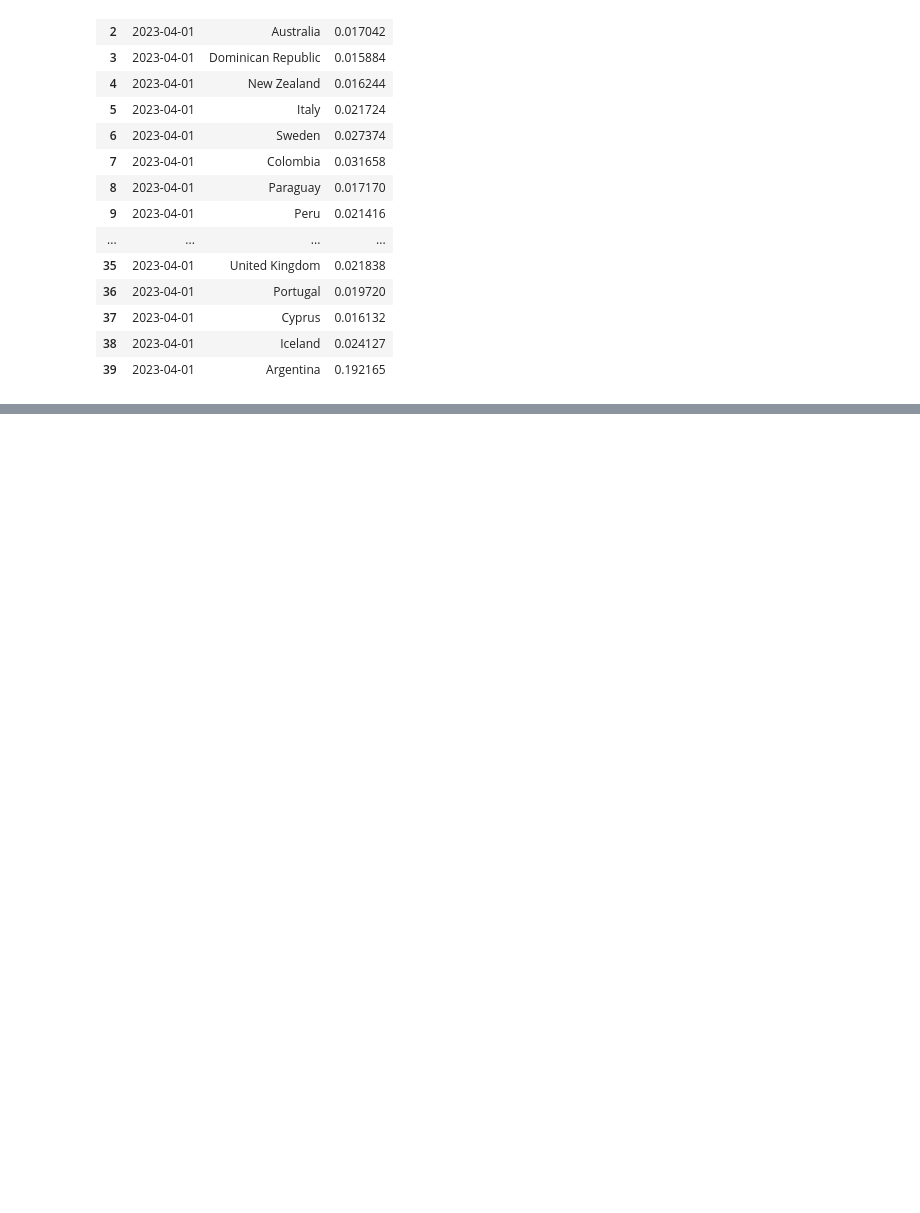
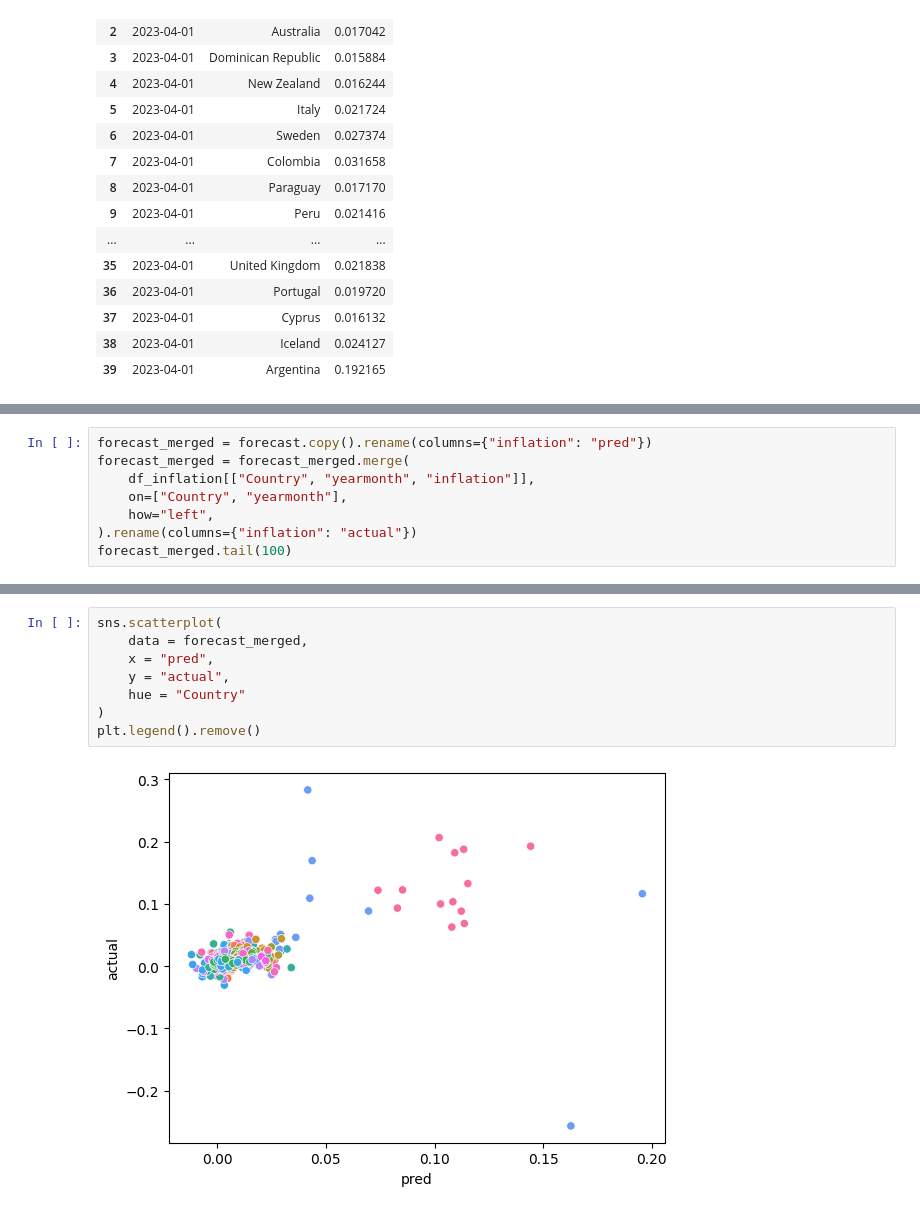
Before and after one commit to mvanaltvorst/seminar, a Jupyter notebook: notebooks/models/4_quarter_avg_model.ipynb, the cells around one changed output, grey strips where cells are left out. Cells and saved outputs as stored; diff of their text form; blank space fills up the shorter version.

```diff
--- a/notebooks/models/4_quarter_avg_model.ipynb
+++ b/notebooks/models/4_quarter_avg_model.ipynb
@@ -94,0 +141,8 @@ TypeError: string indices must be integers, not 'str'
+# %%
+forecast_merged = forecast.copy().rename(columns={"inflation": "pred"})
+forecast_merged = forecast_merged.merge(
+    df_inflation[["Country", "yearmonth", "inflation"]],
+    on=["Country", "yearmonth"],
+    how="left",
+).rename(columns={"inflation": "actual"})
+forecast_merged.tail(100)
@@ -94,0 +163,10 @@ TypeError: string indices must be integers, not 'str'
+# %%
+sns.scatterplot(
+    data = forecast_merged,
+    x = "pred",
+    y = "actual",
+    hue = "Country"
+)
+plt.legend().remove()
+# %% [output]
+[figure, added]
```
Also changed, not shown: parts of 7 cells of this notebook, 3 other files.
